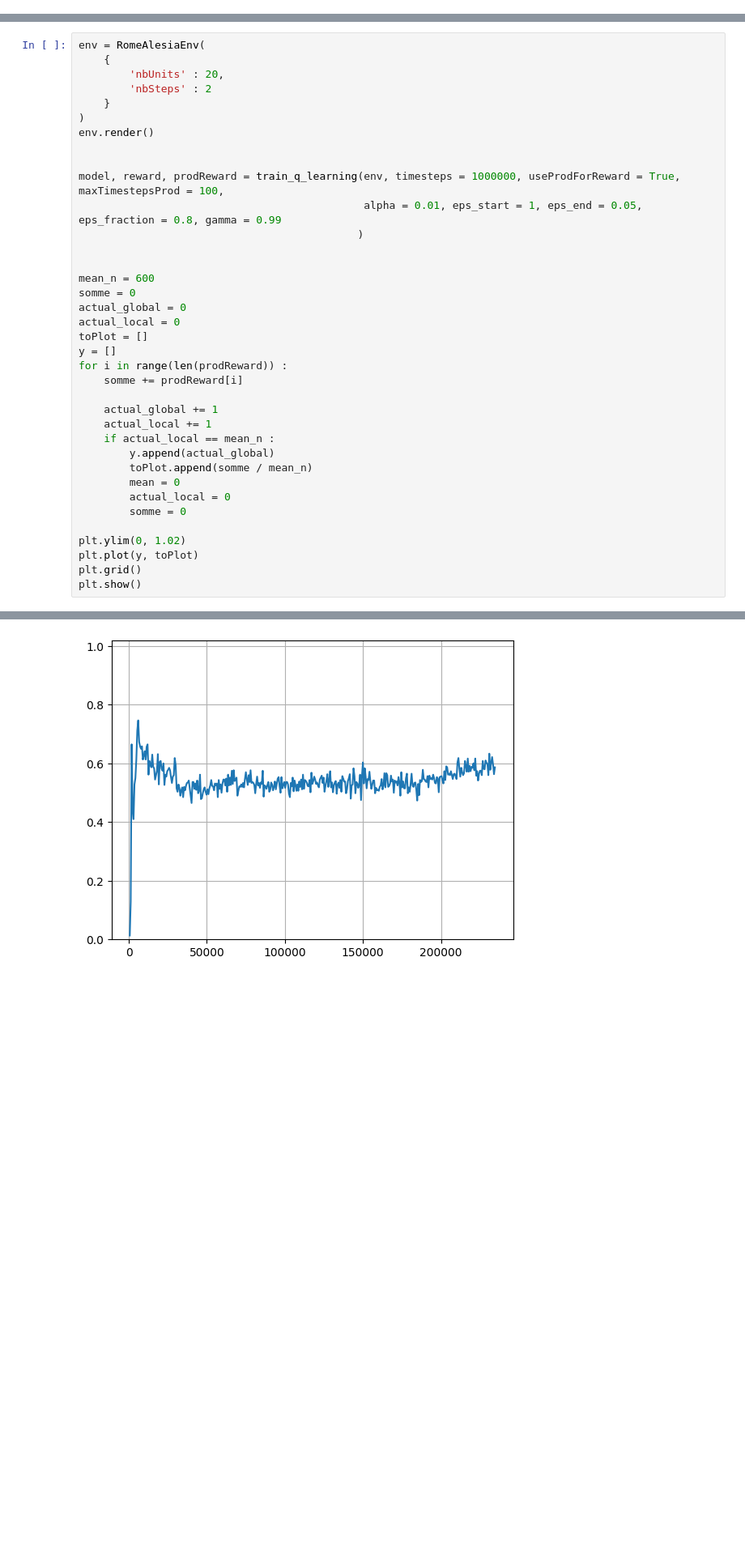
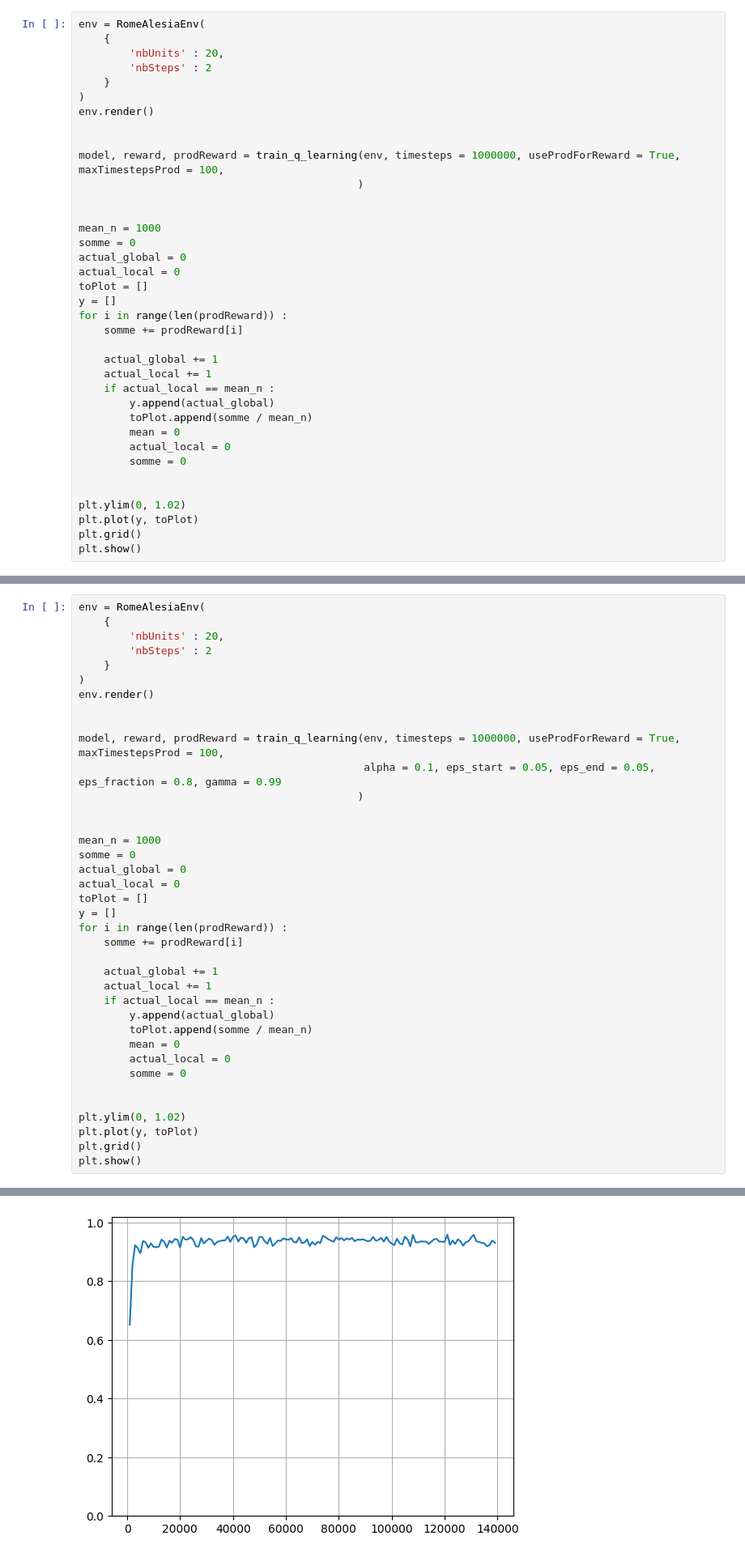
Before and after one commit to Enzo-Claeyssen/jeux_iteres_part1, a Jupyter notebook: romeAlesia.ipynb, the cells around one changed output, grey strips where cells are left out. Shown at 81% size. Cells and saved outputs as stored; diff of their text form; blank space fills up the shorter version.

Commit message:
Optimized QLearning & DQN for RomeAlesia

```diff
--- a/romeAlesia.ipynb
+++ b/romeAlesia.ipynb
@@ -142,0 +145,37 @@ check_env(env)
+# %%
+env = RomeAlesiaEnv(
+    {
+        'nbUnits' : 20,
+        'nbSteps' : 2
+    }
+)
+env.render()
+
+
+model, reward, prodReward = train_q_learning(env, timesteps = 1000000, useProdForReward = True, maxTimestepsProd = 100,
+                                            )
+
+
+mean_n = 1000
+somme = 0
+actual_global = 0
+actual_local = 0
+toPlot = []
+y = []
+for i in range(len(prodReward)) :
+    somme += prodReward[i]
+
+    actual_global += 1
+    actual_local += 1
+    if actual_local == mean_n :
+        y.append(actual_global)
+        toPlot.append(somme / mean_n)
+        mean = 0
+        actual_local = 0
+        somme = 0
+
+
+plt.ylim(0, 1.02)
+plt.plot(y, toPlot)
+plt.grid()
+plt.show()
@@ -151,34 +197,35 @@ env.render()
 
 
 model, reward, prodReward = train_q_learning(env, timesteps = 1000000, useProdForReward = True, maxTimestepsProd = 100,
-                                             alpha = 0.01, eps_start = 1, eps_end = 0.05, eps_fraction = 0.8, gamma = 0.99
+                                             alpha = 0.1, eps_start = 0.05, eps_end = 0.05, eps_fraction = 0.8, gamma = 0.99
                                             )
 
 
-mean_n = 600
+mean_n = 1000
 somme = 0
 actual_global = 0
 actual_local = 0
 toPlot = []
 y = []
 for i in range(len(prodReward)) :
     somme += prodReward[i]
 
     actual_global += 1
     actual_local += 1
     if actual_local == mean_n :
         y.append(actual_global)
         toPlot.append(somme / mean_n)
         mean = 0
         actual_local = 0
         somme = 0
 
+
 plt.ylim(0, 1.02)
 plt.plot(y, toPlot)
 plt.grid()
 plt.show()
 # %% [output]
 R--|--|--X--|--|--A
 Rome has 20 units remaining.
 Alesia has 20 units remaining.
-[figure, old version]
+[figure, new version]
```
Also changed, not shown: parts of 7 cells of this notebook.
